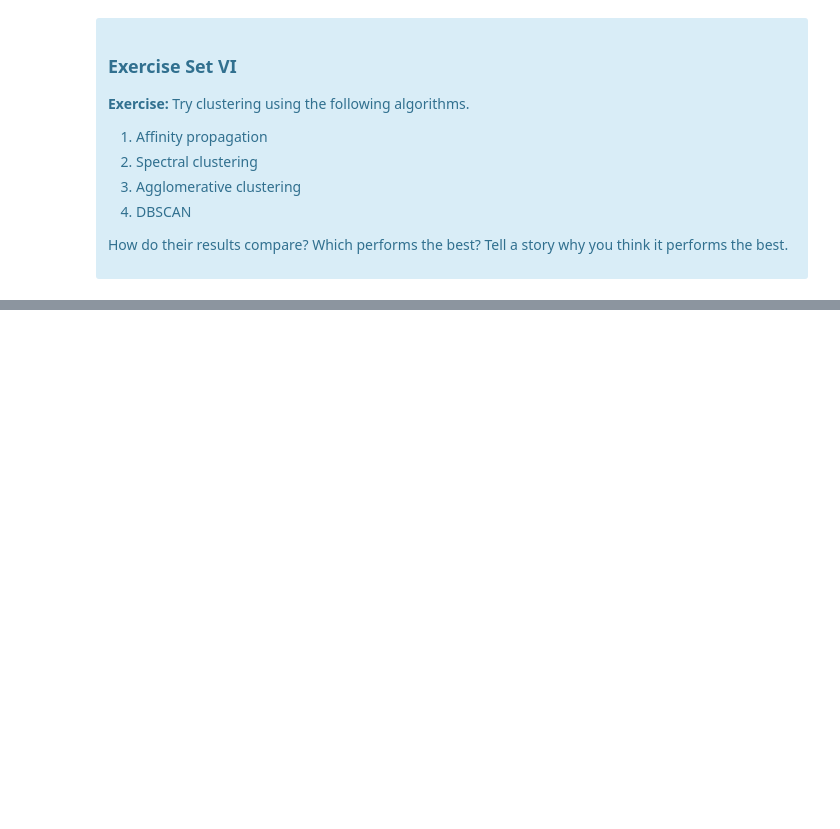
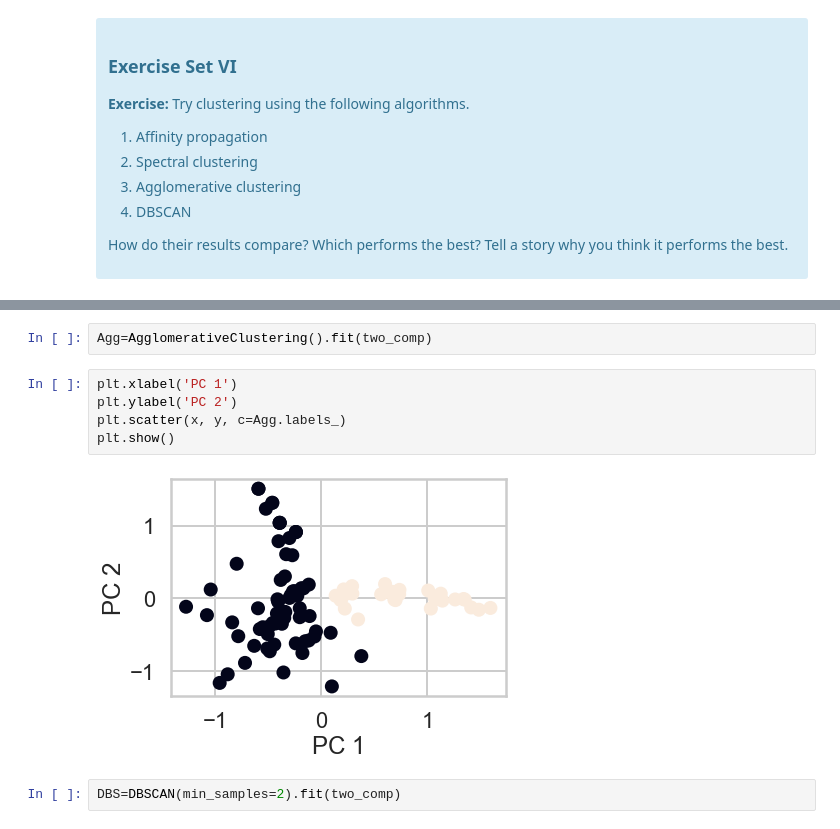
Before and after one commit to clementchen163/CaseStudyKMeans, a Jupyter notebook: Clustering Case Study - Customer Segmentation with K-Means - Tier 3.ipynb, the cells around one changed output, grey strips where cells are left out. Cells and saved outputs as stored; diff of their text form; blank space fills up the shorter version.

```diff
--- a/Clustering Case Study - Customer Segmentation with K-Means - Tier 3.ipynb
+++ b/Clustering Case Study - Customer Segmentation with K-Means - Tier 3.ipynb
@@ -637,0 +661,11 @@ Source: http://scikit-learn.org/stable/modules/clustering.html
+# %%
+Agg=AgglomerativeClustering().fit(two_comp)
+# %%
+plt.xlabel('PC 1')
+plt.ylabel('PC 2')
+plt.scatter(x, y, c=Agg.labels_)
+plt.show()
+# %% [output]
+[figure, added]
+# %%
+DBS=DBSCAN(min_samples=2).fit(two_comp)
```
Also changed, not shown: parts of 8 cells of this notebook.
